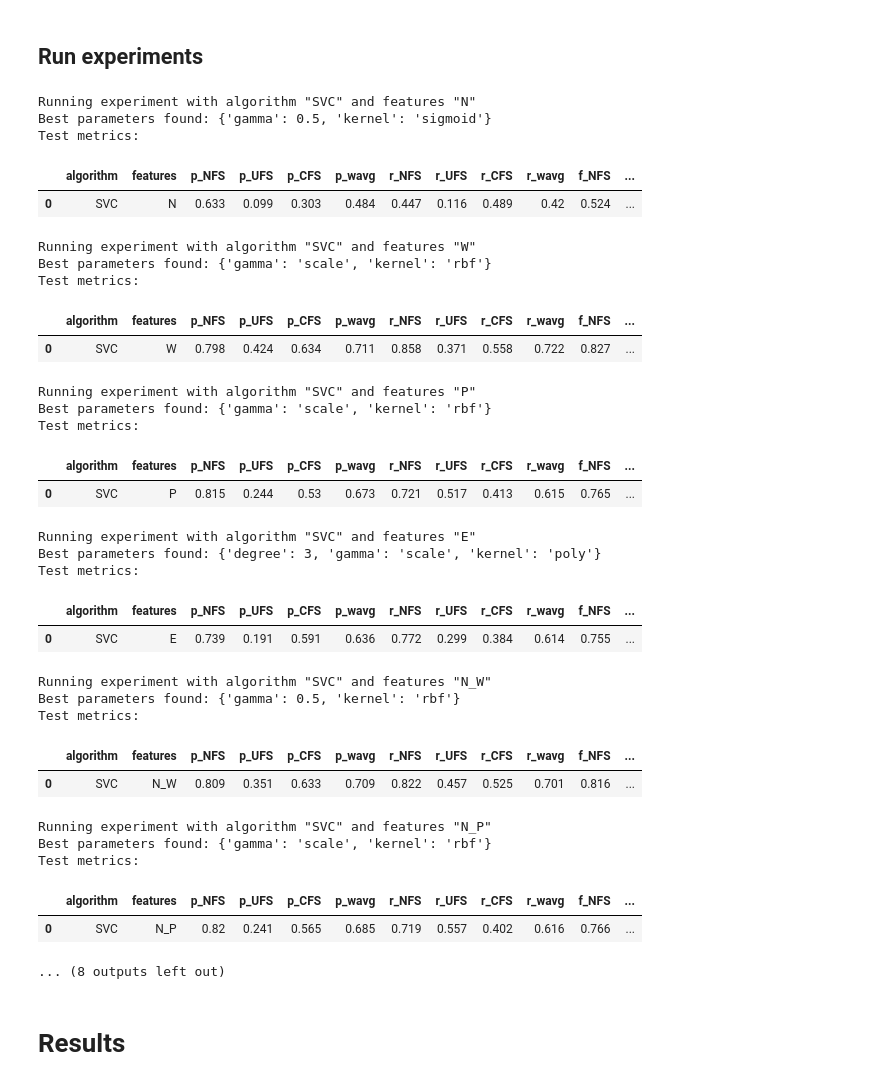
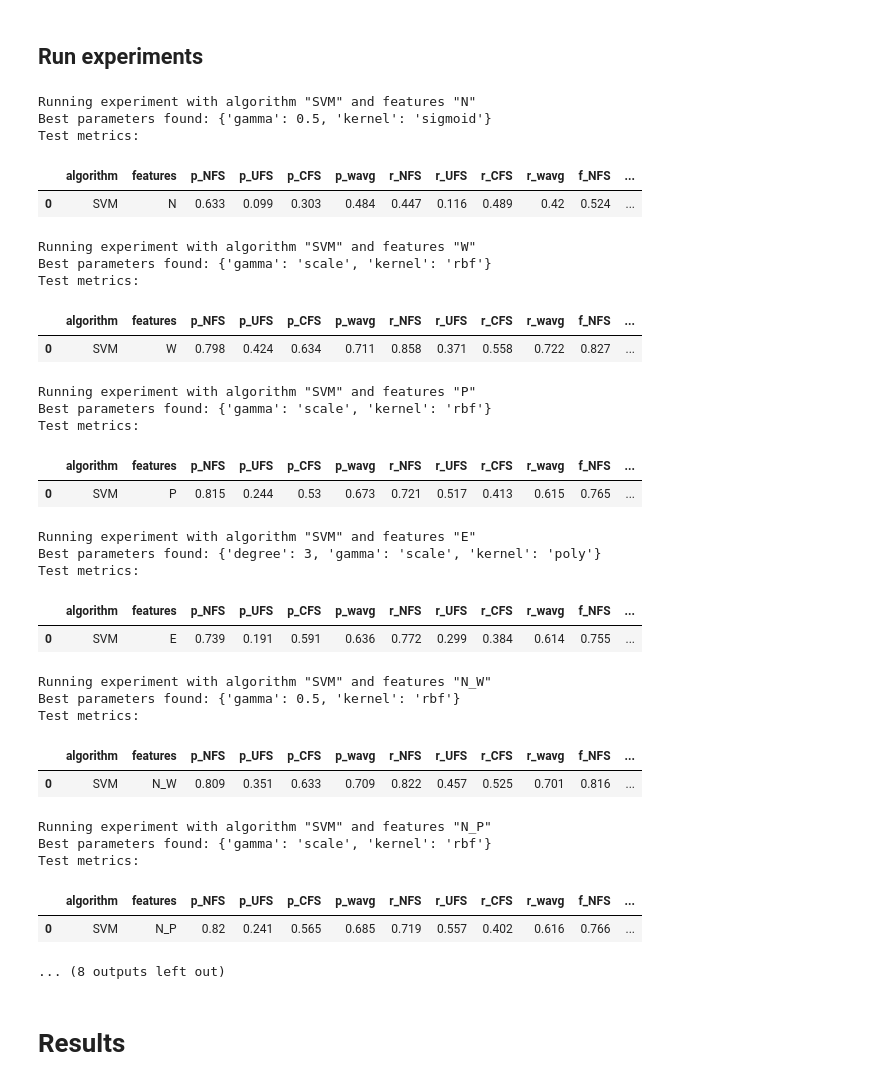
Before and after one commit to SigneK42/fact_check_worthy_claim, a Jupyter notebook: notebooks/SVM.ipynb, the cells around one changed output. Saved outputs shown, nothing was run; the diff lists cells and outputs as text; code cells hidden in the pictures.

```diff
--- a/notebooks/SVM.ipynb
+++ b/notebooks/SVM.ipynb
@@ -120,57 +120,57 @@ experiments = {
 # %%
 df_score_train = pd.DataFrame()
 df_score_test = pd.DataFrame()
 models = {}
 
 for features, index in experiments.items():
   exp_clf, exp_score_train, exp_score_test = run_experiment(
-      clf=clf,
+      clf=copy(clf),
       X_train=X_train[:, index],
       y_train=y_train,
       X_test=X_test[:, index],
       y_test=y_test,
       annotations={
-        'algorithm': 'SVC',
+        'algorithm': 'SVM',
         'features': features}
   )
   models[features] = exp_clf
   # Print test results
   print('Test metrics:')
   display(exp_score_test)
   # Add results to dataframe
   df_score_train = pd.concat([df_score_train, exp_score_train]).reset_index(drop=True)
   df_score_test = pd.concat([df_score_test, exp_score_test]).reset_index(drop=True)
 # %% [output]
-Running experiment with algorithm "SVC" and features "N"
+Running experiment with algorithm "SVM" and features "N"
 Best parameters found: {'gamma': 0.5, 'kernel': 'sigmoid'}
 Test metrics:
 |  | algorithm | features | p_NFS | p_UFS | p_CFS | p_wavg | r_NFS | r_UFS | r_CFS | r_wavg | f_NFS | ... |
-| 0 | SVC | N | 0.633 | 0.099 | 0.303 | 0.484 | 0.447 | 0.116 | 0.489 | 0.42 | 0.524 | ... |
+| 0 | SVM | N | 0.633 | 0.099 | 0.303 | 0.484 | 0.447 | 0.116 | 0.489 | 0.42 | 0.524 | ... |
-Running experiment with algorithm "SVC" and features "W"
+Running experiment with algorithm "SVM" and features "W"
 Best parameters found: {'gamma': 'scale', 'kernel': 'rbf'}
 Test metrics:
 |  | algorithm | features | p_NFS | p_UFS | p_CFS | p_wavg | r_NFS | r_UFS | r_CFS | r_wavg | f_NFS | ... |
-| 0 | SVC | W | 0.798 | 0.424 | 0.634 | 0.711 | 0.858 | 0.371 | 0.558 | 0.722 | 0.827 | ... |
+| 0 | SVM | W | 0.798 | 0.424 | 0.634 | 0.711 | 0.858 | 0.371 | 0.558 | 0.722 | 0.827 | ... |
-Running experiment with algorithm "SVC" and features "P"
+Running experiment with algorithm "SVM" and features "P"
 Best parameters found: {'gamma': 'scale', 'kernel': 'rbf'}
 Test metrics:
 |  | algorithm | features | p_NFS | p_UFS | p_CFS | p_wavg | r_NFS | r_UFS | r_CFS | r_wavg | f_NFS | ... |
-| 0 | SVC | P | 0.815 | 0.244 | 0.53 | 0.673 | 0.721 | 0.517 | 0.413 | 0.615 | 0.765 | ... |
+| 0 | SVM | P | 0.815 | 0.244 | 0.53 | 0.673 | 0.721 | 0.517 | 0.413 | 0.615 | 0.765 | ... |
-Running experiment with algorithm "SVC" and features "E"
+Running experiment with algorithm "SVM" and features "E"
 Best parameters found: {'degree': 3, 'gamma': 'scale', 'kernel': 'poly'}
 Test metrics:
 |  | algorithm | features | p_NFS | p_UFS | p_CFS | p_wavg | r_NFS | r_UFS | r_CFS | r_wavg | f_NFS | ... |
-| 0 | SVC | E | 0.739 | 0.191 | 0.591 | 0.636 | 0.772 | 0.299 | 0.384 | 0.614 | 0.755 | ... |
+| 0 | SVM | E | 0.739 | 0.191 | 0.591 | 0.636 | 0.772 | 0.299 | 0.384 | 0.614 | 0.755 | ... |
-Running experiment with algorithm "SVC" and features "N_W"
+Running experiment with algorithm "SVM" and features "N_W"
 Best parameters found: {'gamma': 0.5, 'kernel': 'rbf'}
 Test metrics:
 |  | algorithm | features | p_NFS | p_UFS | p_CFS | p_wavg | r_NFS | r_UFS | r_CFS | r_wavg | f_NFS | ... |
-| 0 | SVC | N_W | 0.809 | 0.351 | 0.633 | 0.709 | 0.822 | 0.457 | 0.525 | 0.701 | 0.816 | ... |
+| 0 | SVM | N_W | 0.809 | 0.351 | 0.633 | 0.709 | 0.822 | 0.457 | 0.525 | 0.701 | 0.816 | ... |
-Running experiment with algorithm "SVC" and features "N_P"
+Running experiment with algorithm "SVM" and features "N_P"
 Best parameters found: {'gamma': 'scale', 'kernel': 'rbf'}
 Test metrics:
 |  | algorithm | features | p_NFS | p_UFS | p_CFS | p_wavg | r_NFS | r_UFS | r_CFS | r_wavg | f_NFS | ... |
-| 0 | SVC | N_P | 0.82 | 0.241 | 0.565 | 0.685 | 0.719 | 0.557 | 0.402 | 0.616 | 0.766 | ... |
+| 0 | SVM | N_P | 0.82 | 0.241 | 0.565 | 0.685 | 0.719 | 0.557 | 0.402 | 0.616 | 0.766 | ... |
 ... (8 outputs left out)
 # %% [markdown]
 # Results
```
Also changed, not shown: parts of 11 cells of this notebook.
